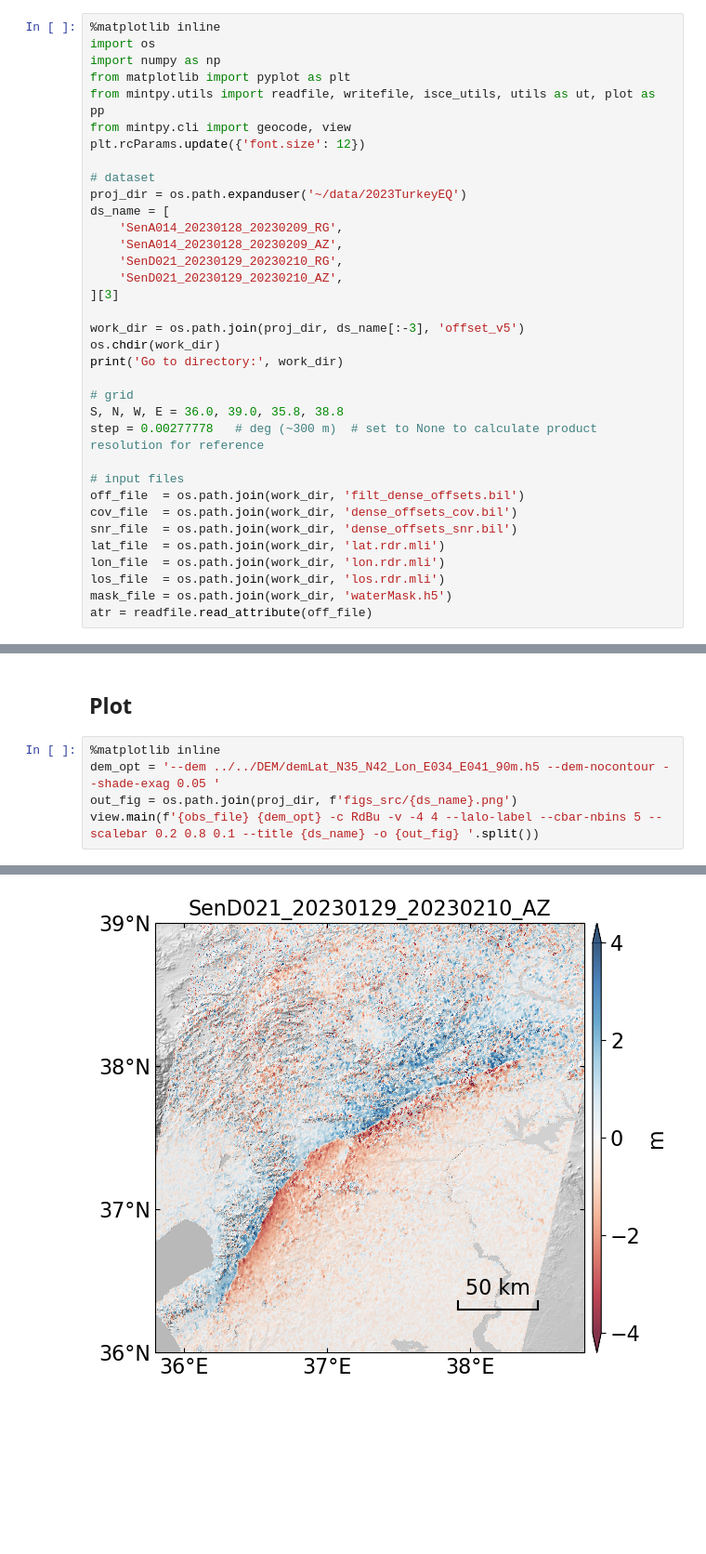
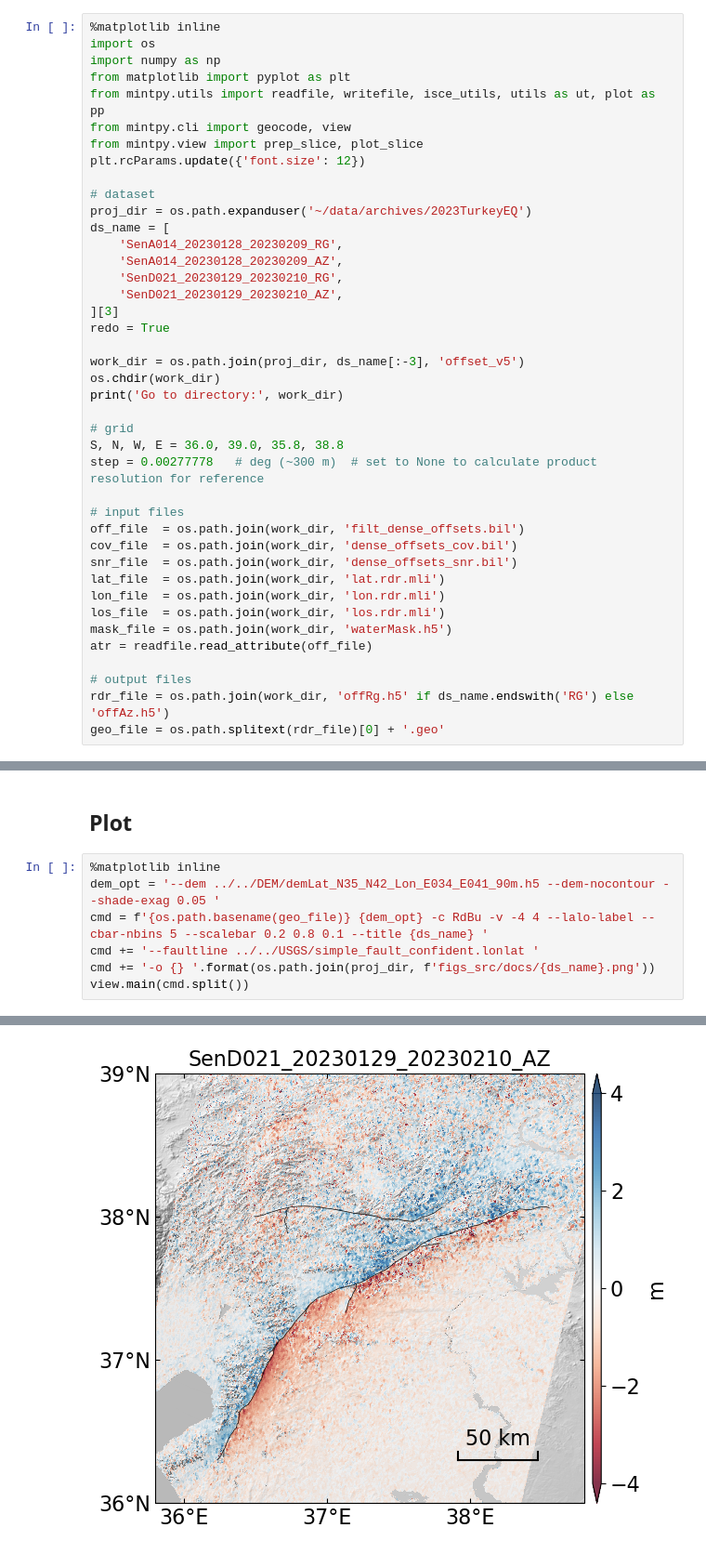
Before and after one commit to yunjunz/2023-Turkey-EQ, a Jupyter notebook: offset_postproc.ipynb, the cells around one changed output, grey strips where cells are left out. Shown at 93% size. Cells and saved outputs as stored; diff of their text form; blank space fills up the shorter version.

```diff
--- a/offset_postproc.ipynb
+++ b/offset_postproc.ipynb
@@ -33,16 +33,18 @@ import numpy as np
 from matplotlib import pyplot as plt
 from mintpy.utils import readfile, writefile, isce_utils, utils as ut, plot as pp
 from mintpy.cli import geocode, view
+from mintpy.view import prep_slice, plot_slice
 plt.rcParams.update({'font.size': 12})
 
 # dataset
-proj_dir = os.path.expanduser('~/data/2023TurkeyEQ')
+proj_dir = os.path.expanduser('~/data/archives/2023TurkeyEQ')
 ds_name = [
     'SenA014_20230128_20230209_RG',
     'SenA014_20230128_20230209_AZ',
     'SenD021_20230129_20230210_RG',
     'SenD021_20230129_20230210_AZ',
 ][3]
+redo = True
 
 work_dir = os.path.join(proj_dir, ds_name[:-3], 'offset_v5')
 os.chdir(work_dir)
@@ -61,4 +63,8 @@ lon_file  = os.path.join(work_dir, 'lon.rdr.mli')
 los_file  = os.path.join(work_dir, 'los.rdr.mli')
 mask_file = os.path.join(work_dir, 'waterMask.h5')
 atr = readfile.read_attribute(off_file)
+
+# output files
+rdr_file = os.path.join(work_dir, 'offRg.h5' if ds_name.endswith('RG') else 'offAz.h5')
+geo_file = os.path.splitext(rdr_file)[0] + '.geo'
 # %% [output]
@@ -225,6 +228,8 @@ view.py /Users/yunjunz/data/2023TurkeyEQ/SenD021_20230129_20230210/offset_v5/off
 # %%
 %matplotlib inline
 dem_opt = '--dem ../../DEM/demLat_N35_N42_Lon_E034_E041_90m.h5 --dem-nocontour --shade-exag 0.05 '
-out_fig = os.path.join(proj_dir, f'figs_src/{ds_name}.png')
-view.main(f'{obs_file} {dem_opt} -c RdBu -v -4 4 --lalo-label --cbar-nbins 5 --scalebar 0.2 0.8 0.1 --title {ds_name} -o {out_fig} '.split())
+cmd = f'{os.path.basename(geo_file)} {dem_opt} -c RdBu -v -4 4 --lalo-label --cbar-nbins 5 --scalebar 0.2 0.8 0.1 --title {ds_name} '
+cmd += '--faultline ../../USGS/simple_fault_confident.lonlat '
+cmd += '-o {} '.format(os.path.join(proj_dir, f'figs_src/docs/{ds_name}.png'))
+view.main(cmd.split())
 # %% [output]
@@ -247,2 +252,2 @@ save figure to /Users/yunjunz/data/2023TurkeyEQ/figs_src/SenD021_20230129_202302
 showing ...
-[figure, old version]
+[figure, new version]
```
Also changed, not shown: parts of 5 cells of this notebook.
